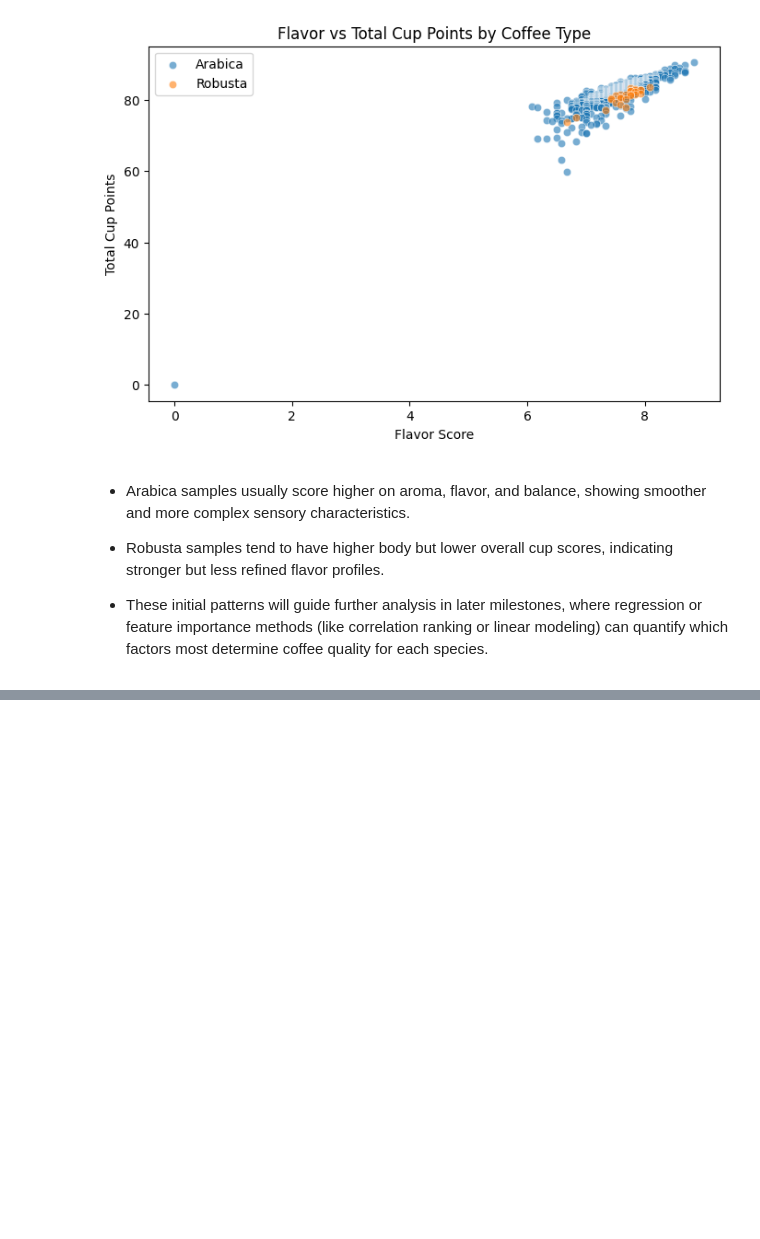
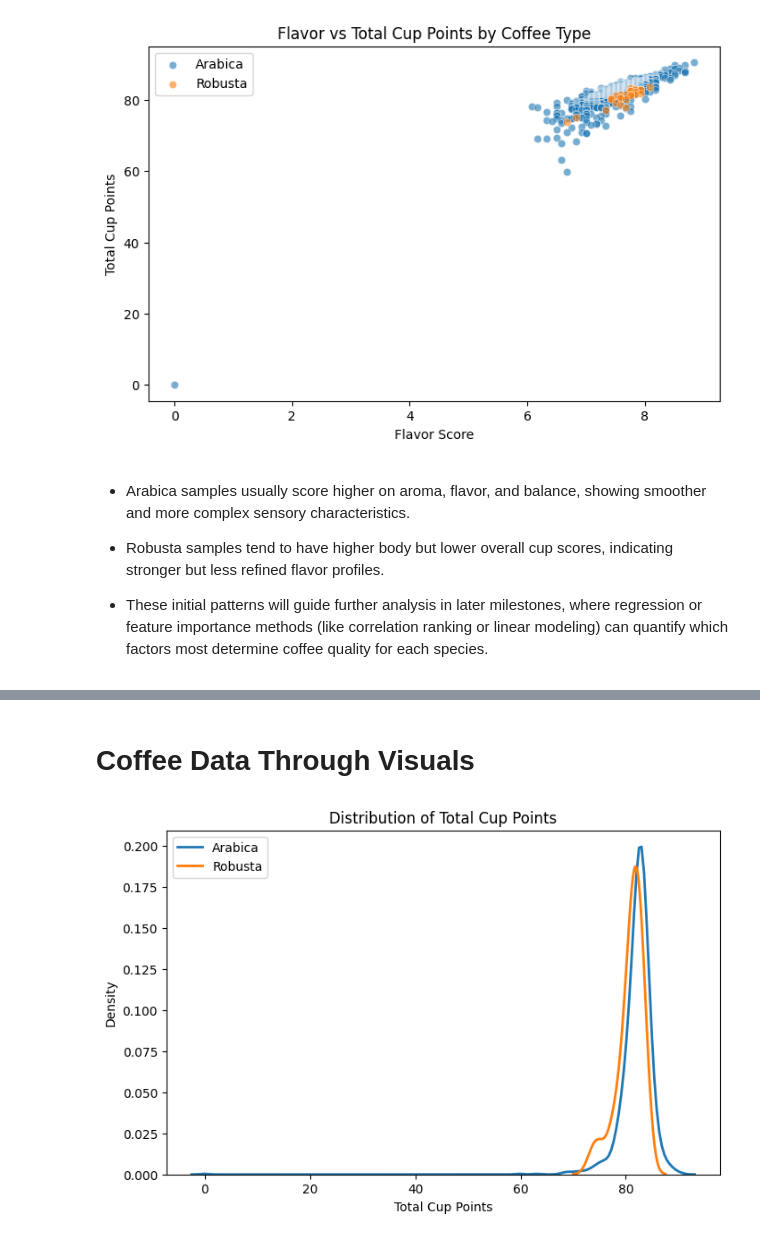
Before and after one commit to mbaguesgalvez/marinabagues.github.io, a Jupyter notebook: CMPS 3160-Coffee_Project.ipynb, the cells around one changed output, grey strips where cells are left out. Cells and saved outputs as stored; diff of their text form; code cells hidden in the pictures; blank space fills up the shorter version.

```diff
--- a/CMPS 3160-Coffee_Project.ipynb
+++ b/CMPS 3160-Coffee_Project.ipynb
@@ -242,0 +277,17 @@ plt.show()
+# %% [markdown]
+# Coffee Data Through Visuals
+# %%
+import matplotlib.pyplot as plt
+import seaborn as sns
+
+plt.figure(figsize=(8,5))
+for t in ["Arabica","Robusta"]:
+    tmp = df[df["species"]==t]["Total.Cup.Points"].dropna()
+    sns.kdeplot(tmp, label=t, linewidth=2)
+plt.title("Distribution of Total Cup Points")
+plt.xlabel("Total Cup Points")
+plt.ylabel("Density")
+plt.legend()
+plt.show()
+# %% [output]
+[figure, added]
```
Also changed, not shown: parts of 11 cells of this notebook.
